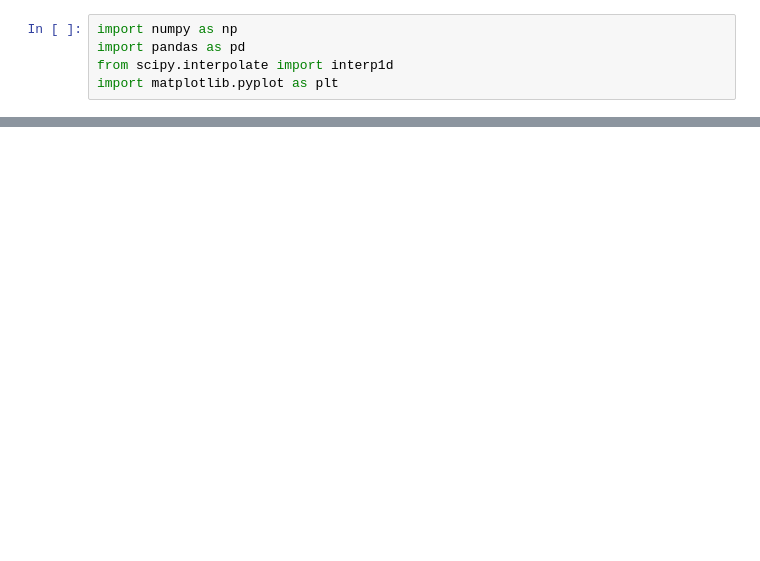
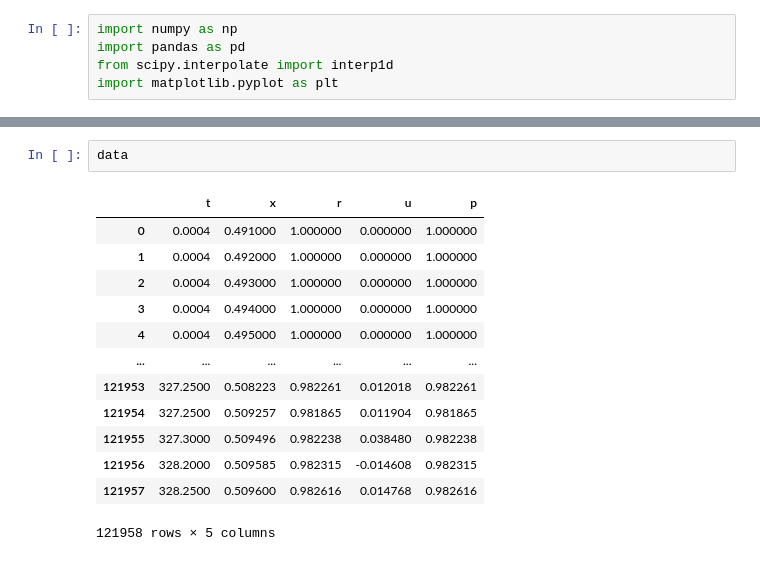
Before and after one commit to nelly125/CP_5th_course, a Jupyter notebook: Godunov_solver/Jupyter notebooks/Fourier transform.ipynb, the cells around one changed output, grey strips where cells are left out. Saved outputs shown, nothing was run; the diff lists cells and outputs as text; blank space fills up the shorter version.

```diff
--- a/Godunov_solver/Jupyter notebooks/Fourier transform.ipynb
+++ b/Godunov_solver/Jupyter notebooks/Fourier transform.ipynb
@@ -59 +71,17 @@ plt.show()
+# %%
+data
+# %% [output]
+|  | t | x | r | u | p |
+| 0 | 0.0004 | 0.491000 | 1.000000 | 0.000000 | 1.000000 |
+| 1 | 0.0004 | 0.492000 | 1.000000 | 0.000000 | 1.000000 |
+| 2 | 0.0004 | 0.493000 | 1.000000 | 0.000000 | 1.000000 |
+| 3 | 0.0004 | 0.494000 | 1.000000 | 0.000000 | 1.000000 |
+| 4 | 0.0004 | 0.495000 | 1.000000 | 0.000000 | 1.000000 |
+| ... | ... | ... | ... | ... | ... |
+| 121953 | 327.2500 | 0.508223 | 0.982261 | 0.012018 | 0.982261 |
+| 121954 | 327.2500 | 0.509257 | 0.981865 | 0.011904 | 0.981865 |
+| 121955 | 327.3000 | 0.509496 | 0.982238 | 0.038480 | 0.982238 |
+| 121956 | 328.2000 | 0.509585 | 0.982315 | -0.014608 | 0.982315 |
+| 121957 | 328.2500 | 0.509600 | 0.982616 | 0.014768 | 0.982616 |
+121958 rows × 5 columns
 # %%
```
Also changed, not shown: parts of 12 cells of this notebook, 8 other files.
